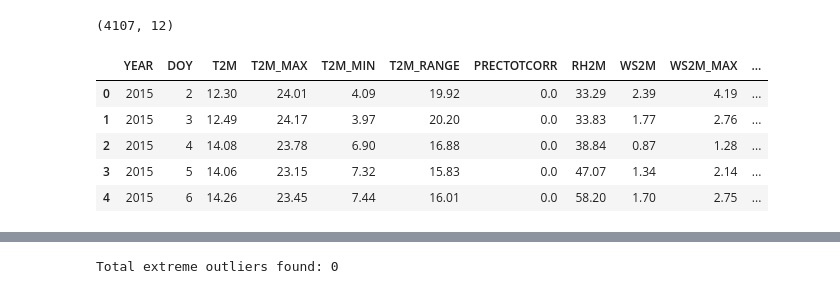
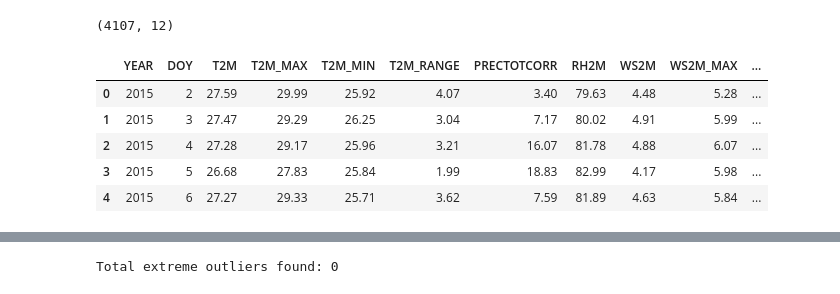
Before and after one commit to Samri2/climate-challenge-week0, a Jupyter notebook: notebooks/tanzania_eda.ipynb, the cells around one changed output, grey strips where cells are left out. Saved outputs shown, nothing was run; the diff lists cells and outputs as text; code cells hidden in the pictures.

```diff
--- a/notebooks/tanzania_eda.ipynb
+++ b/notebooks/tanzania_eda.ipynb
@@ -6,21 +6,21 @@ import matplotlib.pyplot as plt
 from scipy import stats
 # %%
 # Load data
-df = pd.read_csv('../datas/ethiopia.csv', encoding='latin1', skiprows=[1])
+df = pd.read_csv('../datas/tanzania.csv', encoding='latin1', skiprows=[1])
 print(df.shape)
-df['Country'] = 'Ethiopia'
+df['Country'] = 'tanzania'
 # Merge Year and Day of Year (DOY) into one 'Date' column
 df['Date'] = pd.to_datetime(df["YEAR"] * 1000 + df["DOY"], format="%Y%j")
 df['Month'] = df['Date'].dt.month
 df.head()
 # %% [output]
 (4107, 12)
 |  | YEAR | DOY | T2M | T2M_MAX | T2M_MIN | T2M_RANGE | PRECTOTCORR | RH2M | WS2M | WS2M_MAX | ... |
-| 0 | 2015 | 2 | 12.30 | 24.01 | 4.09 | 19.92 | 0.0 | 33.29 | 2.39 | 4.19 | ... |
-| 1 | 2015 | 3 | 12.49 | 24.17 | 3.97 | 20.20 | 0.0 | 33.83 | 1.77 | 2.76 | ... |
-| 2 | 2015 | 4 | 14.08 | 23.78 | 6.90 | 16.88 | 0.0 | 38.84 | 0.87 | 1.28 | ... |
-| 3 | 2015 | 5 | 14.06 | 23.15 | 7.32 | 15.83 | 0.0 | 47.07 | 1.34 | 2.14 | ... |
-| 4 | 2015 | 6 | 14.26 | 23.45 | 7.44 | 16.01 | 0.0 | 58.20 | 1.70 | 2.75 | ... |
+| 0 | 2015 | 2 | 27.59 | 29.99 | 25.92 | 4.07 | 3.40 | 79.63 | 4.48 | 5.28 | ... |
+| 1 | 2015 | 3 | 27.47 | 29.29 | 26.25 | 3.04 | 7.17 | 80.02 | 4.91 | 5.99 | ... |
+| 2 | 2015 | 4 | 27.28 | 29.17 | 25.96 | 3.21 | 16.07 | 81.78 | 4.88 | 6.07 | ... |
+| 3 | 2015 | 5 | 26.68 | 27.83 | 25.84 | 1.99 | 18.83 | 82.99 | 4.17 | 5.98 | ... |
+| 4 | 2015 | 6 | 27.27 | 29.33 | 25.71 | 3.62 | 7.59 | 81.89 | 4.63 | 5.84 | ... |
 # %% [markdown]
 ## 1. Data Initialization and Temporal Alignment
 In this section, we load the raw climate dataset and perform **feature engineering** to transform it into a time-series format.
```
Also changed, not shown: parts of 7 cells of this notebook.
